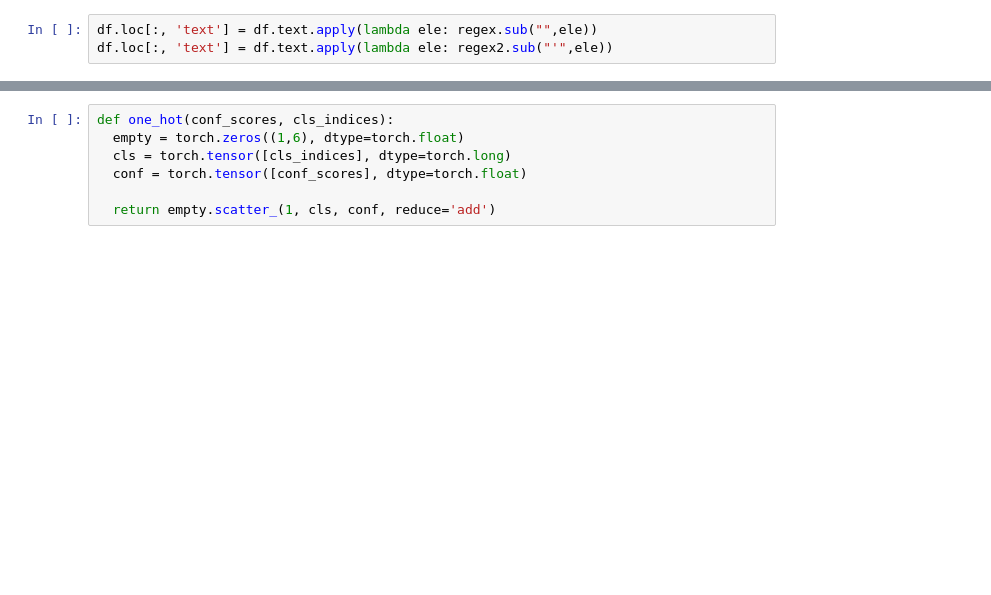
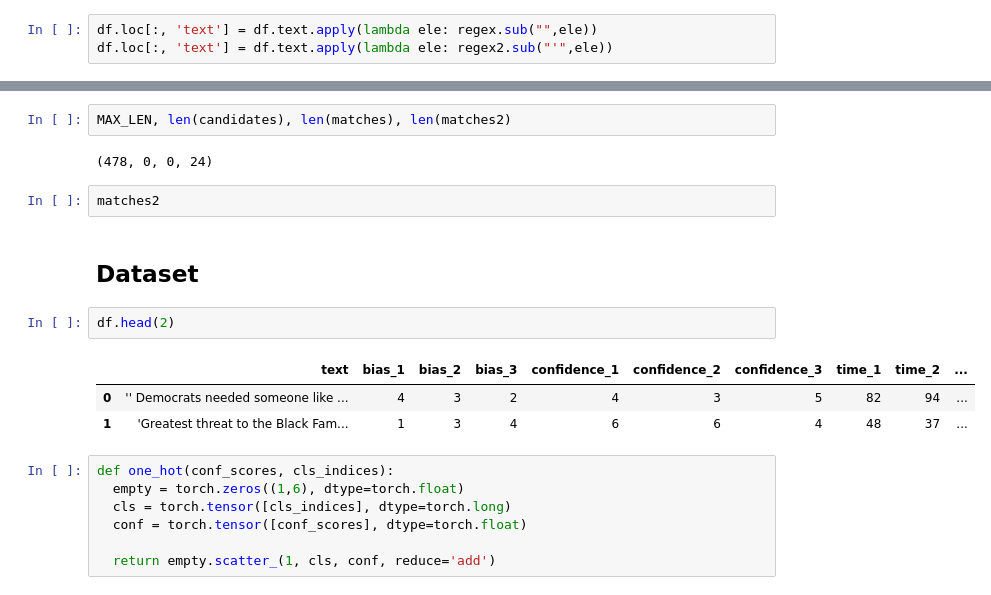
Before and after one commit to walexi/mila_dump, a Jupyter notebook: BiasCorp_Analysis.ipynb, the cells around one changed output, grey strips where cells are left out. Cells and saved outputs as stored; diff of their text form; blank space fills up the shorter version.

```diff
--- a/BiasCorp_Analysis.ipynb
+++ b/BiasCorp_Analysis.ipynb
@@ -93,3 +185,17 @@ def shuffle_dist(dataframe: pd.DataFrame, split_ratio: float=0.6) -> (Data, str)
+# %%
+MAX_LEN, len(candidates), len(matches), len(matches2)
+# %% [output]
+(478, 0, 0, 24)
+# %%
+matches2
+# %% [markdown]
+## Dataset
+# %%
+df.head(2)
+# %% [output]
+|  | text | bias_1 | bias_2 | bias_3 | confidence_1 | confidence_2 | confidence_3 | time_1 | time_2 | ... |
+| 0 | '' Democrats needed someone like ... | 4 | 3 | 2 | 4 | 3 | 5 | 82 | 94 | ... |
+| 1 | 'Greatest threat to the Black Fam... | 1 | 3 | 4 | 6 | 6 | 4 | 48 | 37 | ... |
 # %%
 def one_hot(conf_scores, cls_indices):
   empty = torch.zeros((1,6), dtype=torch.float)
```
Also changed, not shown: parts of 75 cells of this notebook.
